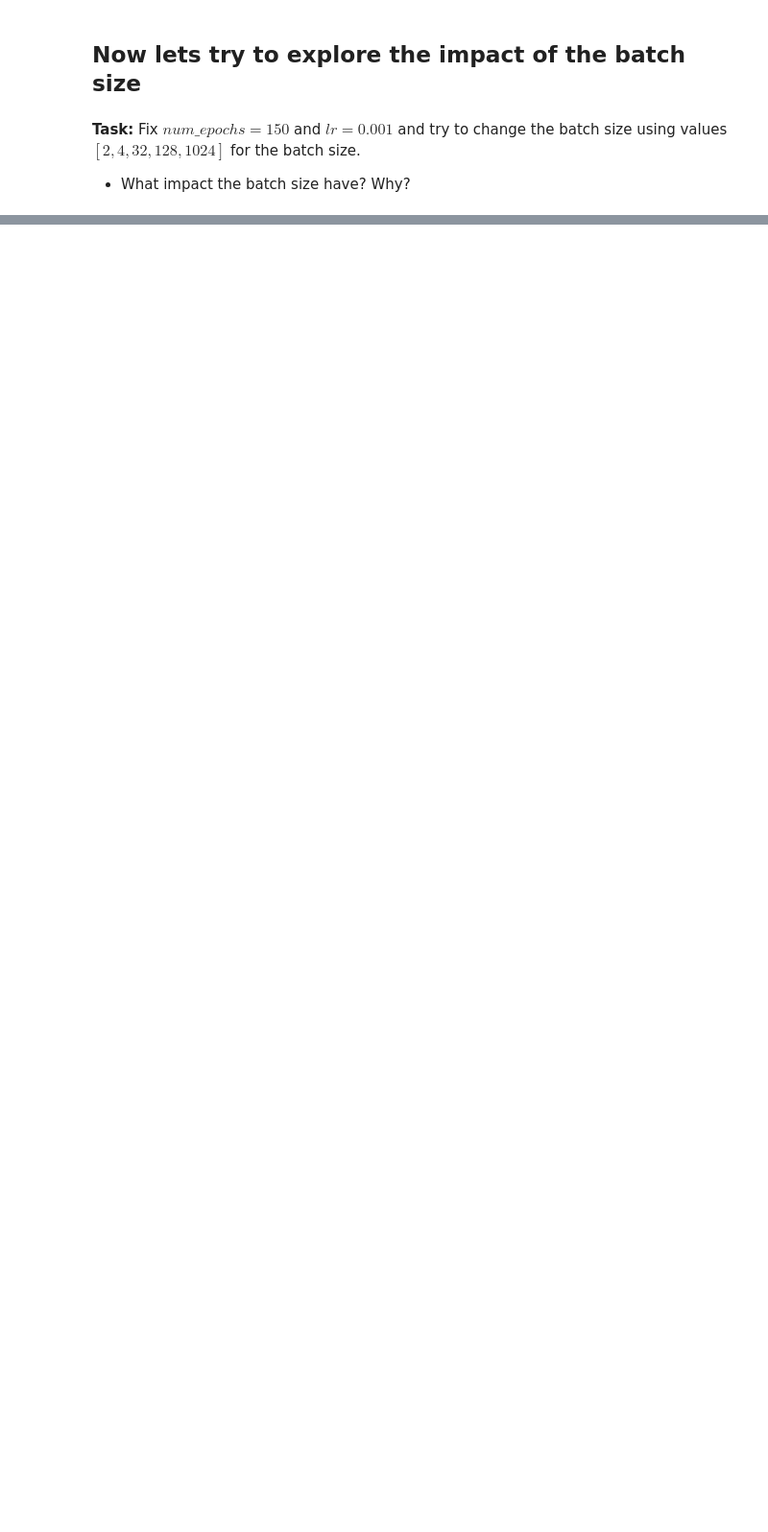
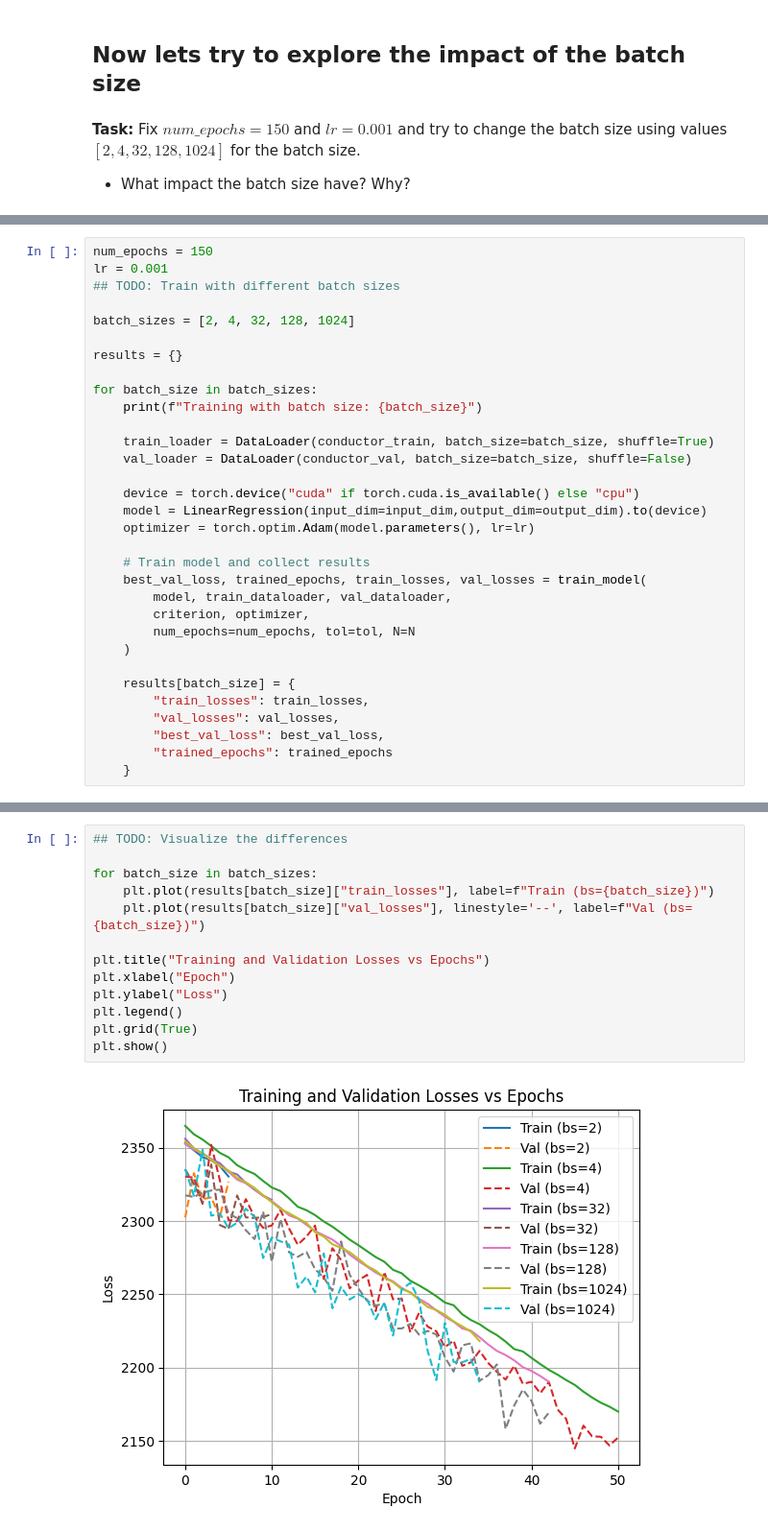
Before and after one commit to josh-wilkinson/MachineLearningExercises, a Jupyter notebook: Practical02/Practical02.ipynb, the cells around one changed output, grey strips where cells are left out. Shown at 96% size. Drawn from its saved outputs; the diff is of its cells as text; blank space fills up the shorter version.

```diff
--- a/Practical02/Practical02.ipynb
+++ b/Practical02/Practical02.ipynb
@@ -457,0 +1000,32 @@ lr = 0.001
+# %%
+num_epochs = 150
+lr = 0.001
+## TODO: Train with different batch sizes
+
+batch_sizes = [2, 4, 32, 128, 1024]
+
+results = {}
+
+for batch_size in batch_sizes:
+    print(f"Training with batch size: {batch_size}")
+
+    train_loader = DataLoader(conductor_train, batch_size=batch_size, shuffle=True)
+    val_loader = DataLoader(conductor_val, batch_size=batch_size, shuffle=False)
+
+    device = torch.device("cuda" if torch.cuda.is_available() else "cpu")
+    model = LinearRegression(input_dim=input_dim,output_dim=output_dim).to(device)
+    optimizer = torch.optim.Adam(model.parameters(), lr=lr)
+
+    # Train model and collect results
+    best_val_loss, trained_epochs, train_losses, val_losses = train_model(
+        model, train_dataloader, val_dataloader,
+        criterion, optimizer,
+        num_epochs=num_epochs, tol=tol, N=N
+    )
+
+    results[batch_size] = {
+        "train_losses": train_losses,
+        "val_losses": val_losses,
+        "best_val_loss": best_val_loss,
+        "trained_epochs": trained_epochs
+    }
@@ -457,0 +1050,15 @@ lr = 0.001
+# %%
+## TODO: Visualize the differences
+
+for batch_size in batch_sizes:
+    plt.plot(results[batch_size]["train_losses"], label=f"Train (bs={batch_size})")
+    plt.plot(results[batch_size]["val_losses"], linestyle='--', label=f"Val (bs={batch_size})")
+
+plt.title("Training and Validation Losses vs Epochs")
+plt.xlabel("Epoch")
+plt.ylabel("Loss")
+plt.legend()
+plt.grid(True)
+plt.show()
+# %% [output]
+[figure, added]
```
Also changed, not shown: parts of 67 cells of this notebook.
